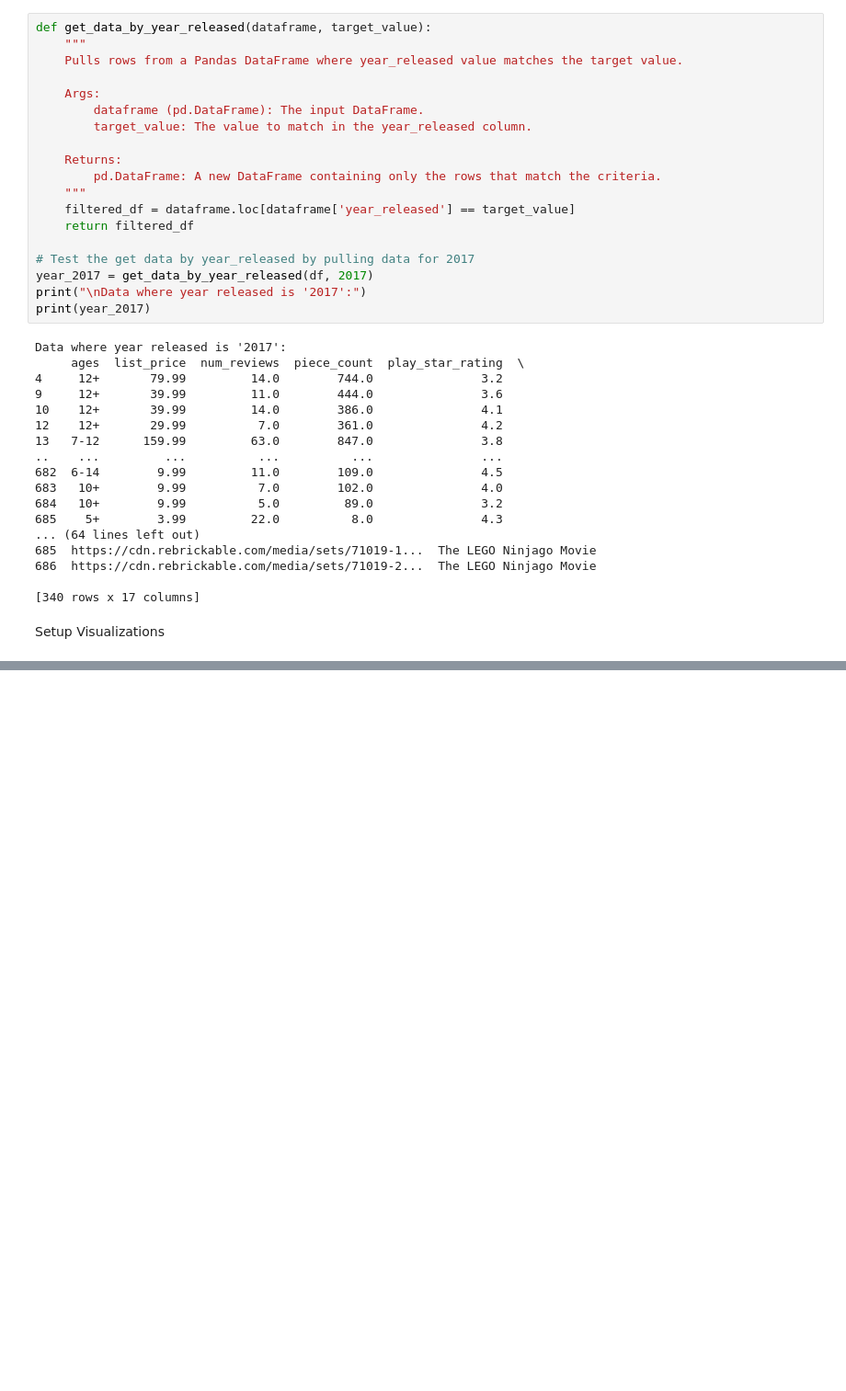
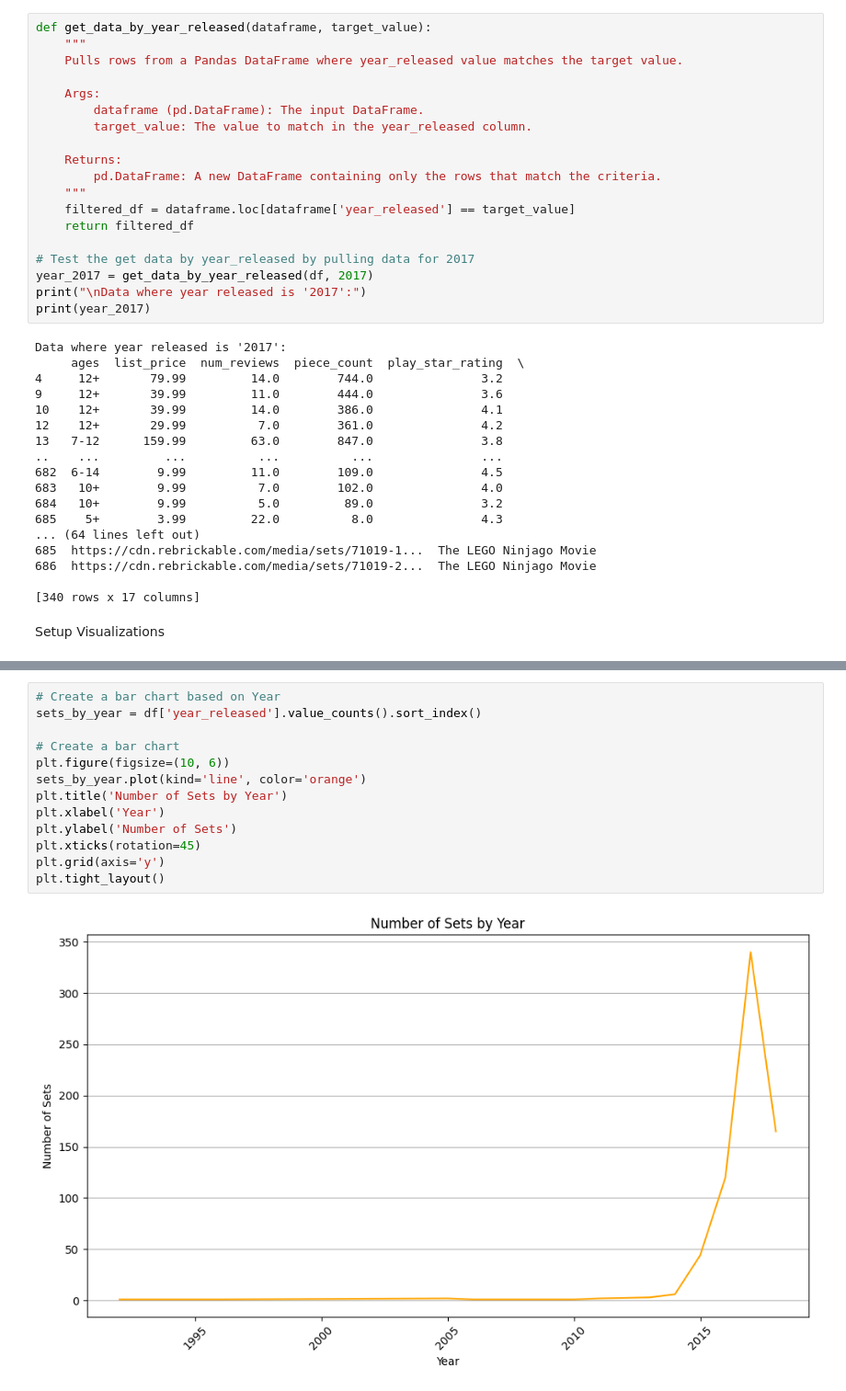
Before and after one commit to pointer-jen/CodeYou_DA_Jan_2025_Capstone, a Jupyter notebook: main.ipynb, the cells around one changed output, grey strips where cells are left out. Shown: that part at 92% size. Drawn from its saved outputs; the diff is of its cells as text; blank space fills up the shorter version.

```diff
--- a/main.ipynb
+++ b/main.ipynb
@@ -169,0 +167,15 @@ plt.show()
+# %%
+# Create a bar chart based on Year
+sets_by_year = df['year_released'].value_counts().sort_index()
+
+# Create a bar chart
+plt.figure(figsize=(10, 6))
+sets_by_year.plot(kind='line', color='orange')
+plt.title('Number of Sets by Year')
+plt.xlabel('Year')
+plt.ylabel('Number of Sets')
+plt.xticks(rotation=45)
+plt.grid(axis='y')
+plt.tight_layout()
+# %% [output]
+[figure, added]
```
Also changed, not shown: parts of 5 cells of this notebook, 10 other files.
